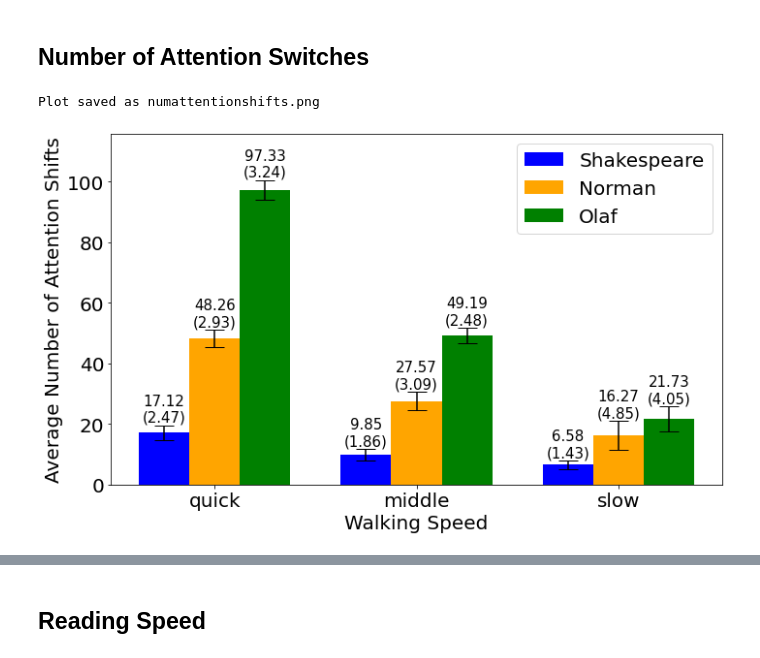
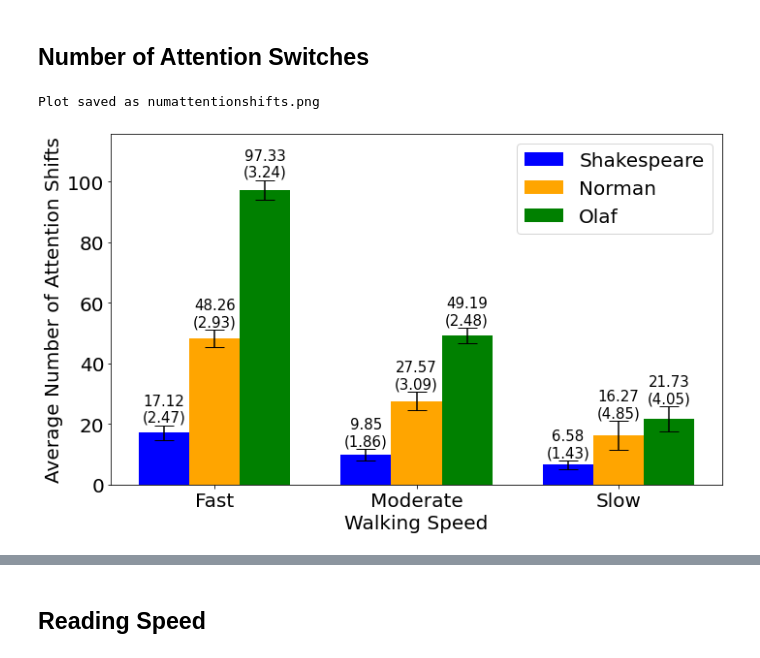
Before and after one commit to BaiYunpeng1949/heads-up-multitasker, a Jupyter notebook: hrl/envs/supervisory_control/results/Figure Drawer Supervisory Control Simulation Results.ipynb, the cells around one changed output, grey strips where cells are left out. Saved outputs shown, nothing was run; the diff lists cells and outputs as text; code cells hidden in the pictures.

```diff
--- a/hrl/envs/supervisory_control/results/Figure Drawer Supervisory Control Simulation Results.ipynb
+++ b/hrl/envs/supervisory_control/results/Figure Drawer Supervisory Control Simulation Results.ipynb
@@ -102,7 +102,7 @@ data_a = extract_data_for_agent(df_a, 'num_attention_switches', event_levels)
 data_b = extract_data_for_agent(df_b, 'num_attention_switches', event_levels)
 data_c = extract_data_for_agent(df_c, 'num_attention_switches', event_levels)
 
-x_labels = ["quick", "middle", "slow"]
+x_labels = ["Fast", "Moderate", "Slow"]
 x = np.arange(len(x_labels))
 
 def calculate_mean_and_sem(data):
@@ -131,31 +131,31 @@ rects_a = ax.bar(x - bar_width, means_a, yerr=sem_a, color=colors[0], width=bar_
 rects_b = ax.bar(x, means_b, yerr=sem_b, color=colors[1], width=bar_width, label='Norman', capsize=10)
 rects_c = ax.bar(x + bar_width, means_c, yerr=sem_c, color=colors[2], width=bar_width, label='Olaf', capsize=10)
 
 annotate_bars(ax, rects_a, means_a, sem_a)
 annotate_bars(ax, rects_b, means_b, sem_b)
 annotate_bars(ax, rects_c, means_c, sem_c)
 
 # Adjust y-axis limits
 all_means = means_a + means_b + means_c
 all_sems = sem_a + sem_b + sem_c
 adjust_ylim(ax, all_means, all_sems)
 
 # ax.set_title("Number of Attention Switch Across Different Walking Speed", fontsize=14, fontweight='bold')
 ax.set_xlabel("Walking Speed", fontsize=20)
 ax.set_ylabel("Average Number of Attention Shifts", fontsize=20)
 ax.set_xticks(x)
 ax.set_xticklabels(x_labels, fontsize=20)
 ax.tick_params(axis='y', labelsize=20)  # Adjust the fontsize as desired for y-axis
 ax.legend(fontsize=20)
 
 plt.tight_layout()
 
 # Save the plot to a local file
 output_filename = 'numattentionshifts.png'
 plt.savefig(output_filename, dpi=300, bbox_inches='tight')
 print(f'Plot saved as {output_filename}')
 
 plt.show()
 # %% [output]
 Plot saved as numattentionshifts.png
-[figure, old version]
+[figure, new version]
```
Also changed, not shown: parts of 6 cells of this notebook, 6 other files.
